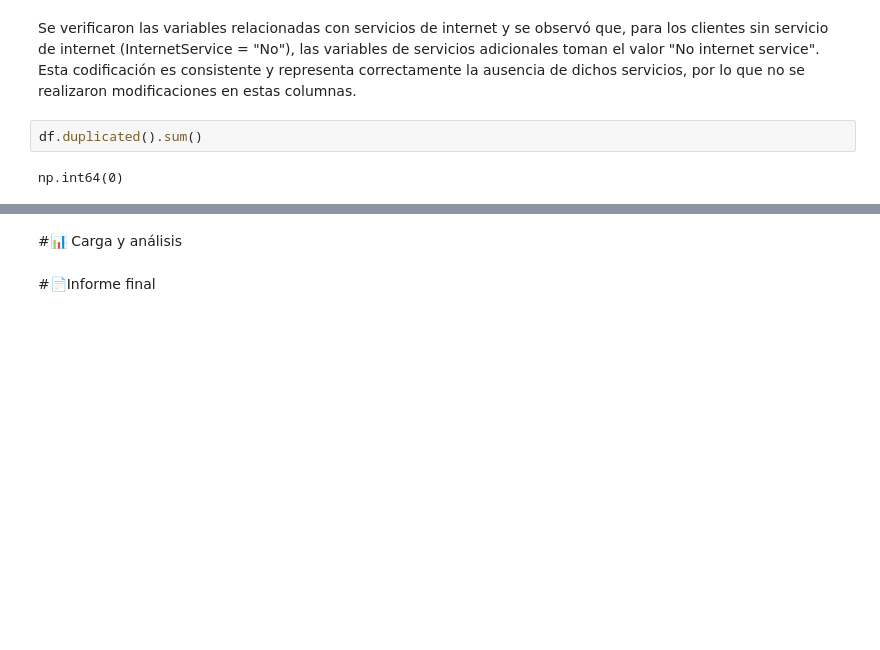
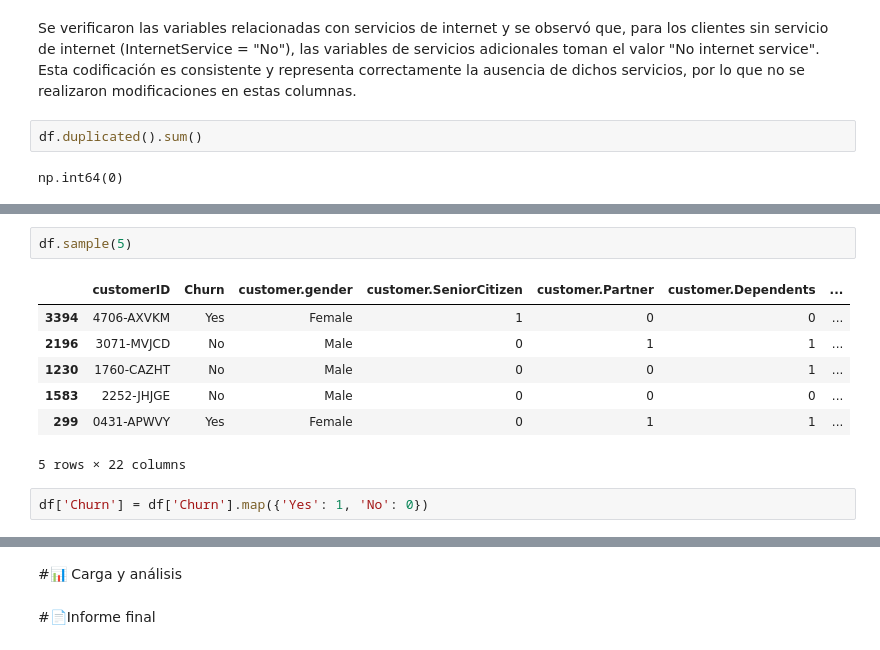
Before and after one commit to yaramirezte/TelecomX_LATAM, a Jupyter notebook: TelecomX_LATAM.ipynb, the cells around one changed output, grey strips where cells are left out. Drawn from its saved outputs; the diff is of its cells as text; blank space fills up the shorter version.

```diff
--- a/TelecomX_LATAM.ipynb
+++ b/TelecomX_LATAM.ipynb
@@ -399,0 +477,12 @@ account.PaymentMethod → ['Mailed check' 'Electronic check' 'Credit card (autom
+# %%
+df.sample(5)
+# %% [output]
+|  | customerID | Churn | customer.gender | customer.SeniorCitizen | customer.Partner | customer.Dependents | ... |
+| 3394 | 4706-AXVKM | Yes | Female | 1 | 0 | 0 | ... |
+| 2196 | 3071-MVJCD | No | Male | 0 | 1 | 1 | ... |
+| 1230 | 1760-CAZHT | No | Male | 0 | 0 | 1 | ... |
+| 1583 | 2252-JHJGE | No | Male | 0 | 0 | 0 | ... |
+| 299 | 0431-APWVY | Yes | Female | 0 | 1 | 1 | ... |
+5 rows × 22 columns
+# %%
+df['Churn'] = df['Churn'].map({'Yes': 1, 'No': 0})
```
Also changed, not shown: parts of 21 cells of this notebook.
